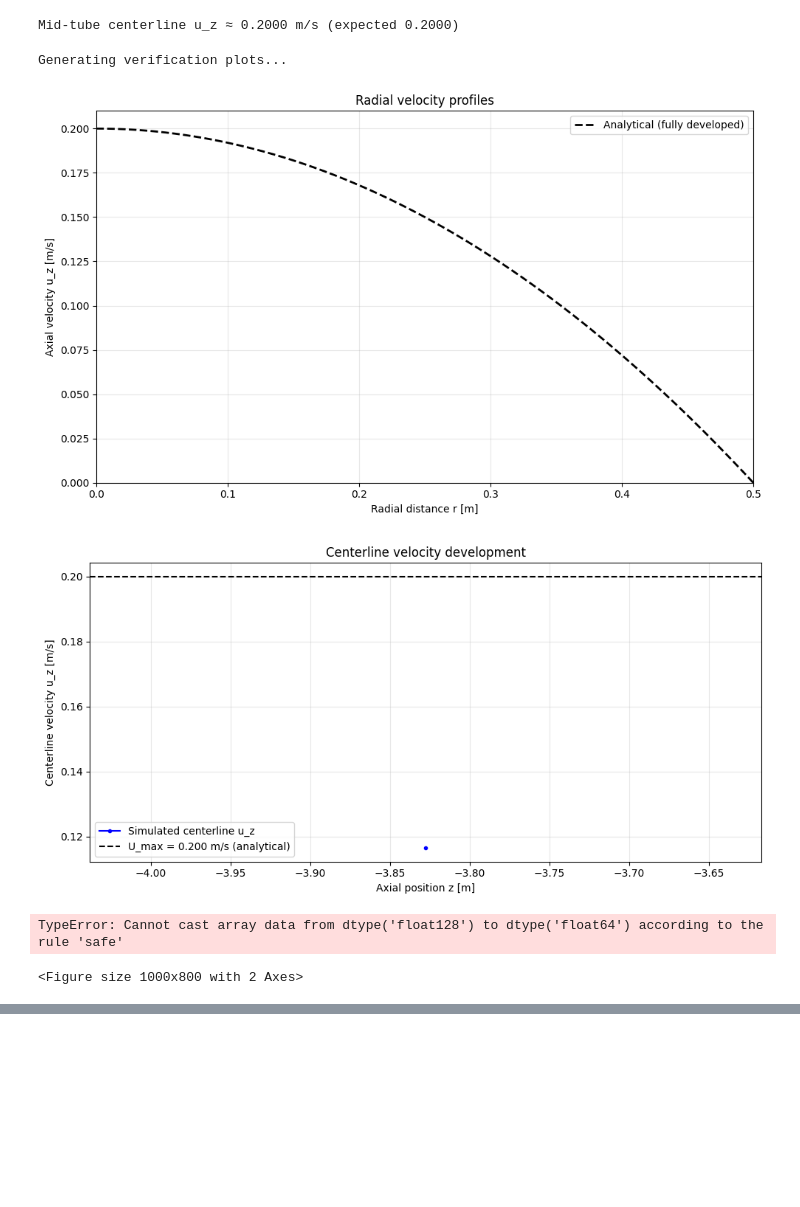
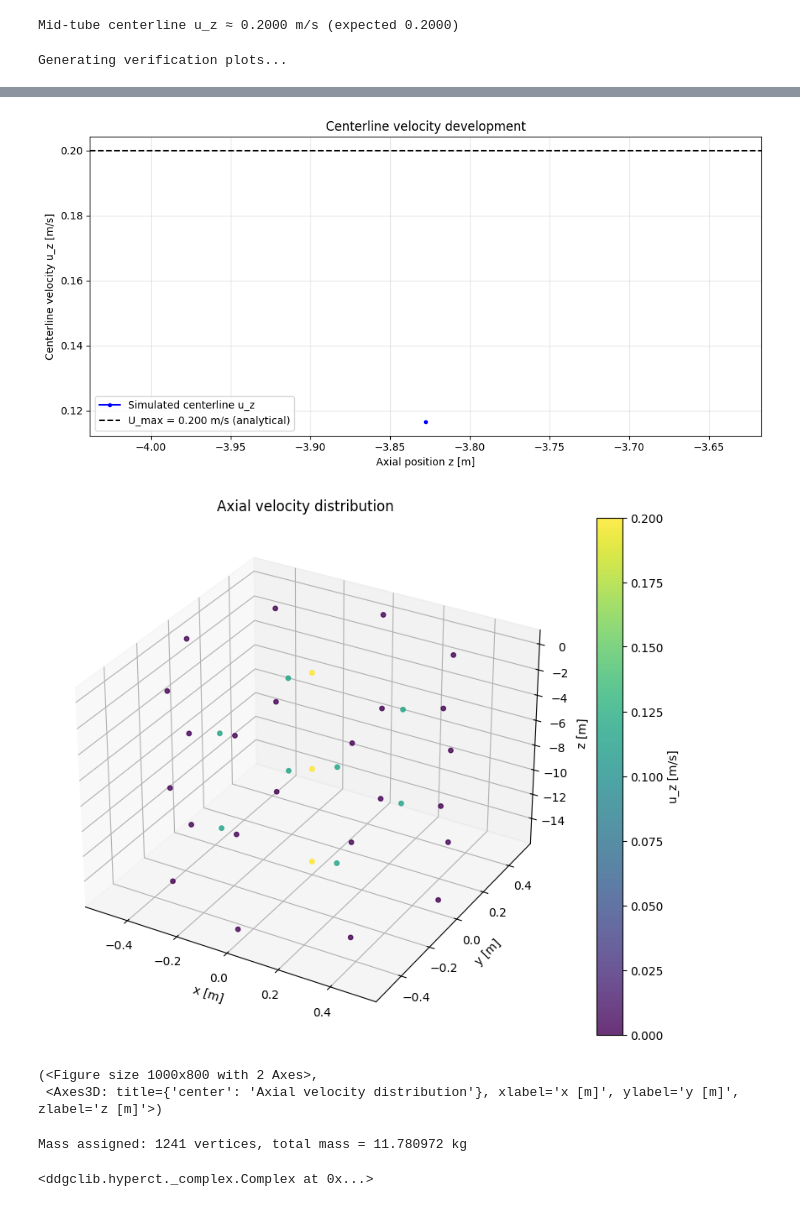
Before and after one commit to Leibniz-IWT/ddgclib, a Jupyter notebook: cases_dynamic/Hagen_Poiseuile/Hagen_Poiseuile.ipynb, the cells around one changed output, grey strips where cells are left out. Saved outputs shown, nothing was run; the diff lists cells and outputs as text; code cells hidden in the pictures; blank space fills up the shorter version.

```diff
--- a/cases_dynamic/Hagen_Poiseuile/Hagen_Poiseuile.ipynb
+++ b/cases_dynamic/Hagen_Poiseuile/Hagen_Poiseuile.ipynb
@@ -156,34 +164,18 @@ if 1:
     print(f"\nMid-tube centerline u_z ≈ {max(profile_uz):.4f} m/s (expected {U_max:.4f})")
 # %% [output]
 Mid-tube centerline u_z ≈ 0.2000 m/s (expected 0.2000)
-# %%
-
-print("Generating verification plots...")
-# Radial profiles at key locations
-z_positions = [-L / 2 + 0.5, L / 4, L / 2, 3 * L / 4, L / 2 + 3]  # adjust as needed
-profiles = extract_radial_profiles(HC, z_positions, dr_tol=0.08)
-plot_radial_profiles(profiles, U_max=U_max, r_max=r)
-
-# Centerline development
-plot_centerline_velocity(HC, L, U_max=U_max)
-
-# Optional simple 3D velocity magnitude visualization
-fig = plt.figure(figsize=(10, 8))
-ax = fig.add_subplot(111, projection='3d')
-uz_vals = np.array([v.u[2] for v in HC.V])
-scatter = ax.scatter([v.x_a[0] for v in HC.V],
-                     [v.x_a[1] for v in HC.V],
-                     [v.x_a[2] for v in HC.V],
-                     c=uz_vals, cmap='viridis', s=15, alpha=0.8)
-plt.colorbar(scatter, label='u_z [m/s]')
-ax.set_xlabel('x [m]')
-ax.set_ylabel('y [m]')
-ax.set_zlabel('z [m]')
-ax.set_title('Velocity magnitude distribution')
-plt.show()>
-# %% [output]
-Generating verification plots...
-[figure, removed]
-[figure, removed]
-TypeError: Cannot cast array data from dtype('float128') to dtype('float64') according to the rule 'safe'
-<Figure size 1000x800 with 2 Axes>
+# %%
+print("Generating verification plots...")
+
+# Radial profiles
+z_positions = [-L/2 + 0.5, L/4, L/2, 3*L/4, L/2 + 3]
+profiles = extract_radial_profiles(HC, z_positions, dr_tol=0.08)
+plot_radial_profiles(profiles, U_max=U_max, r_max=r)
+
+# Centerline
+plot_centerline_velocity(HC, L=L, U_max=U_max)
+
+# 3D velocity (safe version)
+plot_3d_velocity(HC)
+# %% [output]
+Generating verification plots...
@@ -189,0 +183,20 @@ TypeError: Cannot cast array data from dtype('float128') to dtype('float64') acc
+[figure, added]
+[figure, added]
+(<Figure size 1000x800 with 2 Axes>,
+ <Axes3D: title={'center': 'Axial velocity distribution'}, xlabel='x [m]', ylabel='y [m]', zlabel='z [m]'>)
+# %%
+from src._mass import set_mass_3d
+
+HC = cube_to_tube(r=r, refinements=refinements, height=L)
+
+# Assign mass immediately after mesh creation
+set_mass_3d(HC, r, L, rho=rho)
+
+# Apply equilibrium IC (velocity + pressure)
+set_equilibrium_IC_3d(HC, U_max=U_max, R=r, G=G)
+
+# Rebuild duals
+#compute_vd(HC, cdist=cdist)
+# %% [output]
+Mass assigned: 1241 vertices, total mass = 11.780972 kg
+<ddgclib.hyperct._complex.Complex at 0x...>
```
Also changed, not shown: parts of 5 cells of this notebook, 3 other files.
